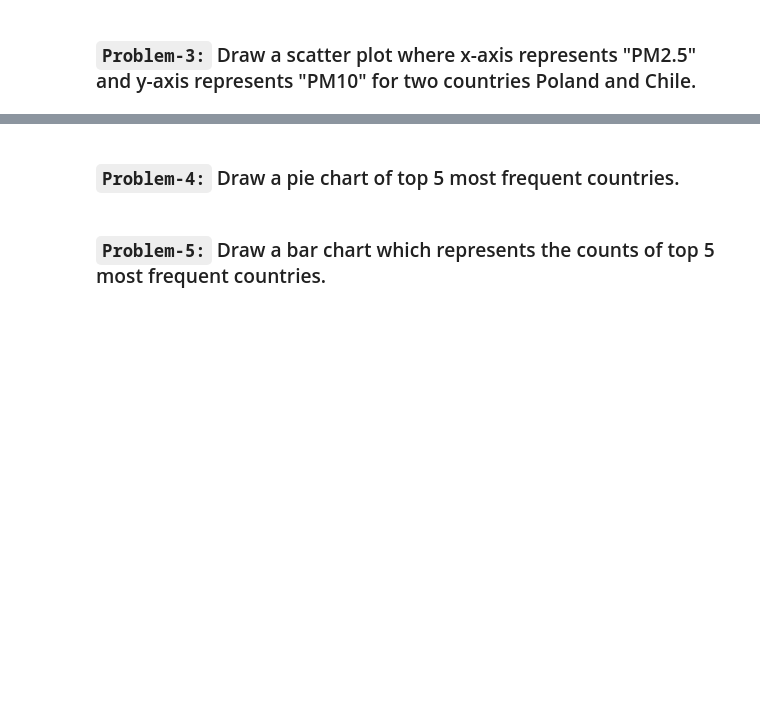
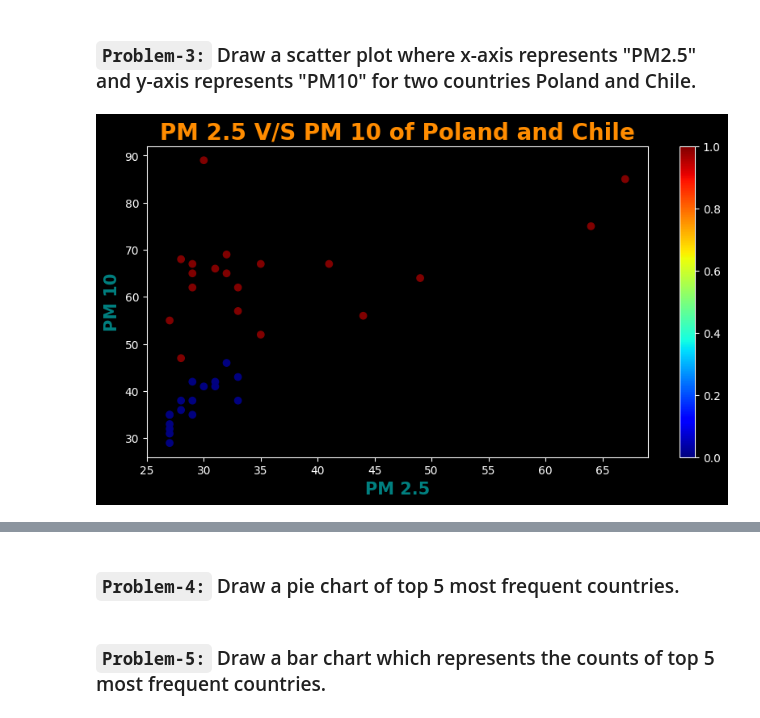
Before and after one commit to rishabhk1501/Data-Analytics-Tasks, a Jupyter notebook: session_23_task_soln.ipynb, the cells around one changed output, grey strips where cells are left out. Cells and saved outputs as stored; diff of their text form; code cells hidden in the pictures; blank space fills up the shorter version.

```diff
--- a/session_23_task_soln.ipynb
+++ b/session_23_task_soln.ipynb
@@ -94,0 +99,14 @@ plt.show()
+# %%
+# Using Colored Scatterplot
+plt.figure(figsize=(10,5))
+plt.scatter(temp['PM2.5'],temp['PM10'],c=temp['Country'],cmap='jet')
+plt.colorbar()
+
+plt.title('PM 2.5 V/S PM 10 of Poland and Chile',fontdict={'fontsize':20,'weight': 'bold','color': '#FF8C00'})
+plt.xlabel('PM 2.5',fontdict={'fontsize':15,'weight': 'bold','color': '#008080'})
+plt.ylabel('PM 10',fontdict={'fontsize':15,'weight': 'bold','color': '#008080'})
+
+
+plt.show()
+# %% [output]
+[figure, added]
```
Also changed, not shown: parts of 6 cells of this notebook.
